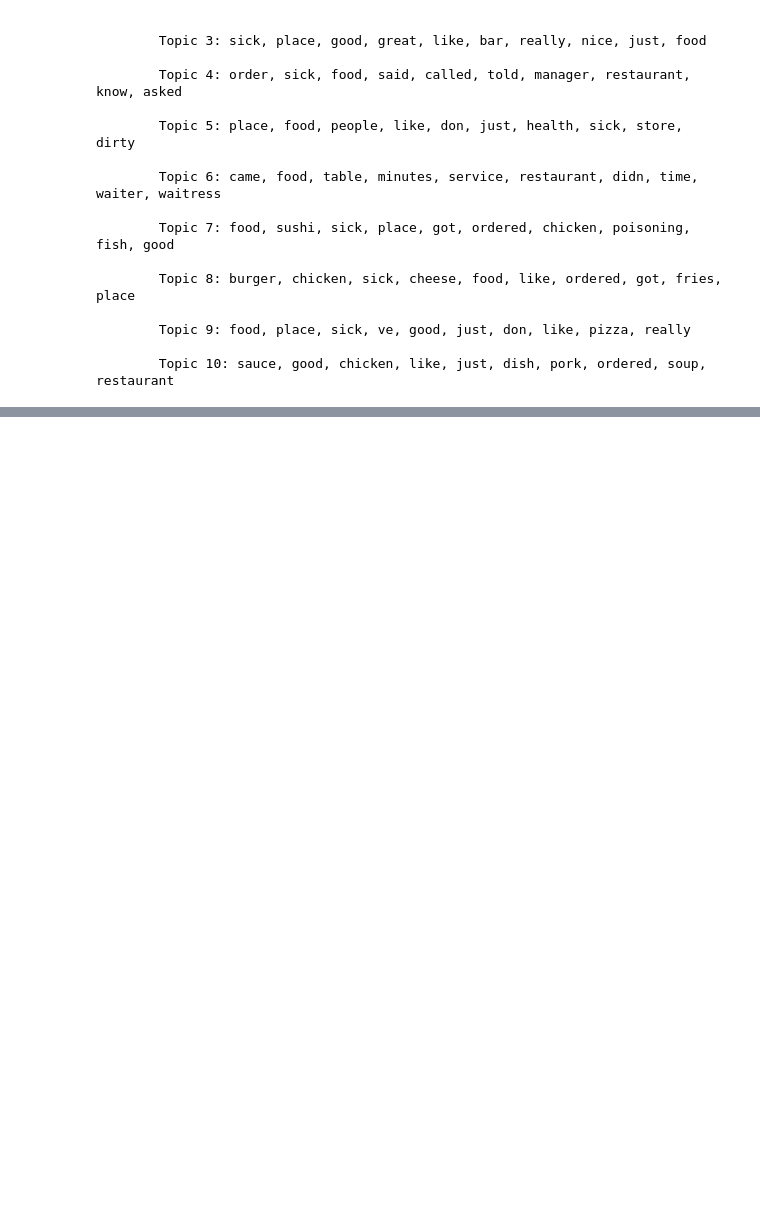
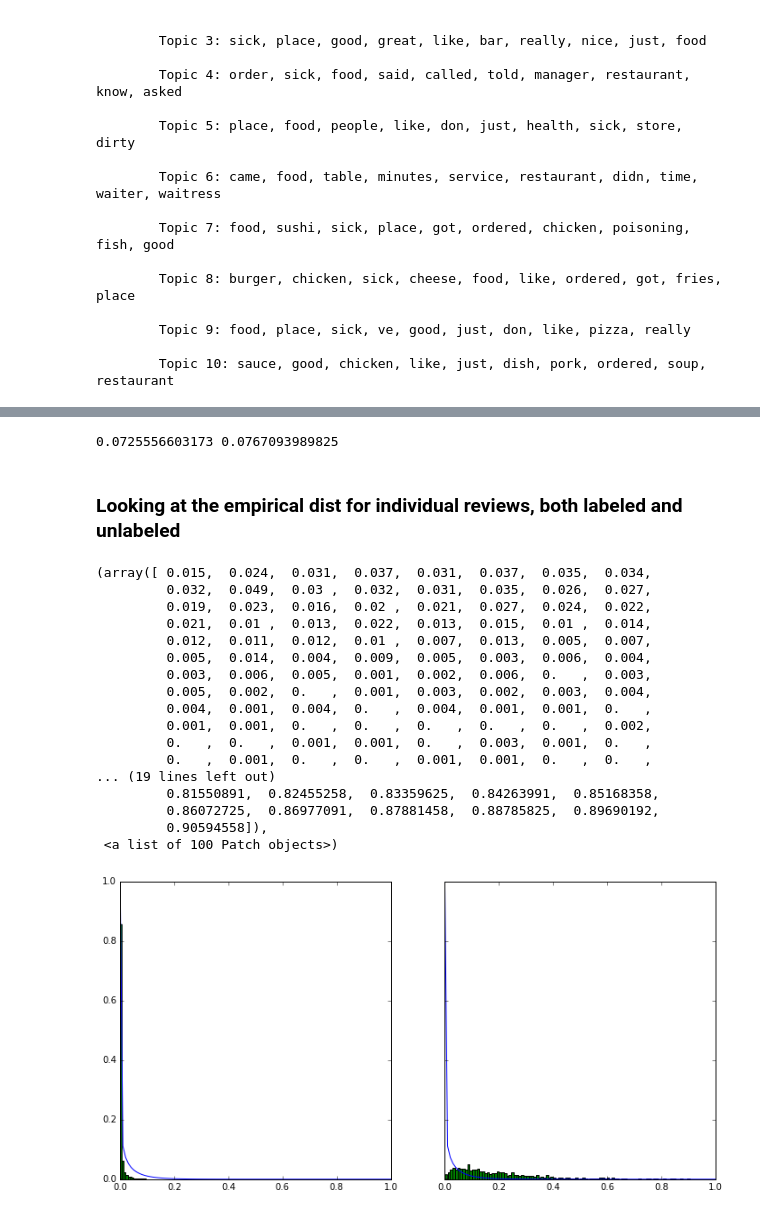
Before and after one commit to cu-publichealth/FoodborneML, a Jupyter notebook: notebooks/DiscLDA.ipynb, the cells around one changed output, grey strips where cells are left out. Cells and saved outputs as stored; diff of their text form; code cells hidden in the pictures; blank space fills up the shorter version.

```diff
--- a/notebooks/DiscLDA.ipynb
+++ b/notebooks/DiscLDA.ipynb
@@ -203,0 +179,60 @@ plt.tight_layout()
+# %%
+# get the alpha_2s of each doc in this sample
+gvals = np.array([ transform_doc(result_mixed['cv'], result_mixed['model'], text)[0,1] for text in gam_sample])
+# %%
+# compute empirical gamma params
+gbar = np.sum(gvals)/len(gvals)
+#print gbar
+gbar2 = gbar**2
+#print gbar2
+g2m = np.sum(gvals**2)/len(gvals)
+#print g2m
+
+# calculate shape estimate for gamma
+den = g2m - gbar2
+#print den
+bhat = gbar/den #bhat is the RATE parameter = 1/SCALE
+ahat = gbar2/den
+print ahat, 1./bhat
+# %% [output]
+0.0725556603173 0.0767093989825
+# %%
+# frozen empirical gamma for evaluation
+empgam = st.gamma(ahat, scale=1./bhat)
+# %% [markdown]
+###  Looking at the empirical dist for individual reviews, both labeled and unlabeled
+# %%
+# pos data alpha2s for documents that we 1000 docs we didn't train on
+pos_gs = [ transform_doc(result_mixed['cv'], result_mixed['model'], t)[0,1] for t in pos_data[posn:posn+1000]]
+# %%
+# checking out what this empirical distribution and the fitted gamma look like
+fig, (ax0, ax1) = plt.subplots(1,2, figsize=(12,6), sharey=True)
+x = np.linspace(0,1,100)
+# unlabeled
+ax0.plot(x, 1-empgam.cdf(x))
+weights = np.ones_like(gvals)/len(gvals)
+ax0.hist(gvals, 100, weights=weights)
+
+#labeled
+ax1.plot(x, 1-empgam.cdf(x))
+weights = np.ones_like(pos_gs)/len(pos_gs)
+ax1.hist(pos_gs, 100, weights=weights)
+# %% [output]
+(array([ 0.015,  0.024,  0.031,  0.037,  0.031,  0.037,  0.035,  0.034,
+         0.032,  0.049,  0.03 ,  0.032,  0.031,  0.035,  0.026,  0.027,
+         0.019,  0.023,  0.016,  0.02 ,  0.021,  0.027,  0.024,  0.022,
+         0.021,  0.01 ,  0.013,  0.022,  0.013,  0.015,  0.01 ,  0.014,
+         0.012,  0.011,  0.012,  0.01 ,  0.007,  0.013,  0.005,  0.007,
+         0.005,  0.014,  0.004,  0.009,  0.005,  0.003,  0.006,  0.004,
+         0.003,  0.006,  0.005,  0.001,  0.002,  0.006,  0.   ,  0.003,
+         0.005,  0.002,  0.   ,  0.001,  0.003,  0.002,  0.003,  0.004,
+         0.004,  0.001,  0.004,  0.   ,  0.004,  0.001,  0.001,  0.   ,
+         0.001,  0.001,  0.   ,  0.   ,  0.   ,  0.   ,  0.   ,  0.002,
+         0.   ,  0.   ,  0.001,  0.001,  0.   ,  0.003,  0.001,  0.   ,
+         0.   ,  0.001,  0.   ,  0.   ,  0.001,  0.001,  0.   ,  0.   ,
+... (19 lines left out)
+         0.81550891,  0.82455258,  0.83359625,  0.84263991,  0.85168358,
+         0.86072725,  0.86977091,  0.87881458,  0.88785825,  0.89690192,
+         0.90594558]),
+ <a list of 100 Patch objects>)
+[figure, added]
```
Also changed, not shown: parts of 54 cells of this notebook, 3 other files.
